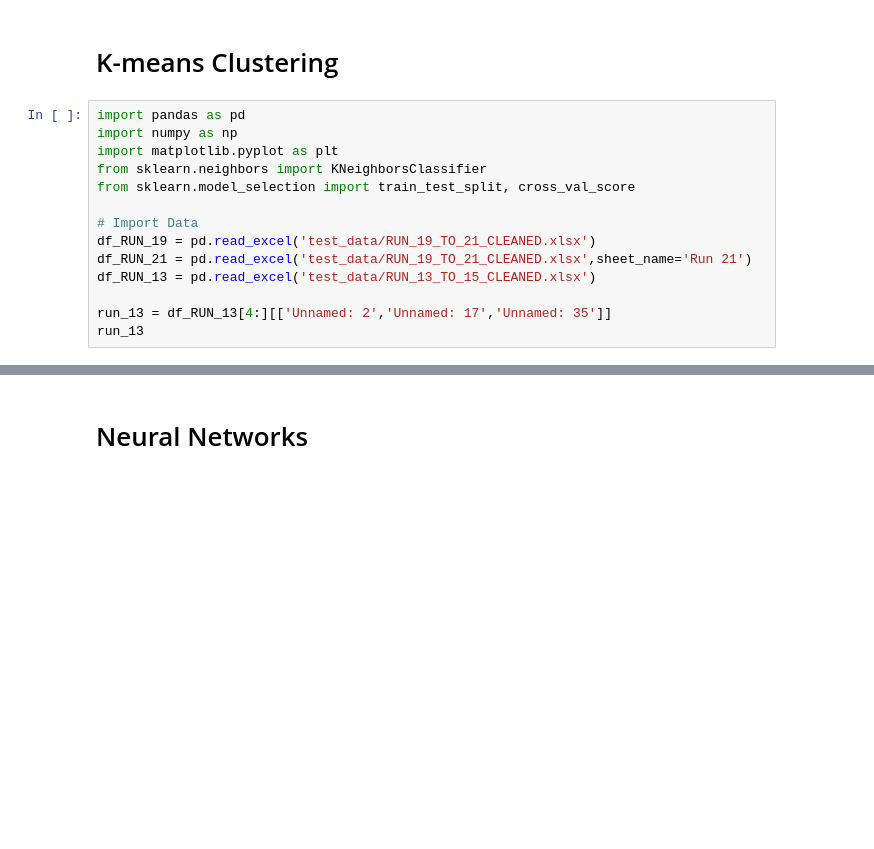
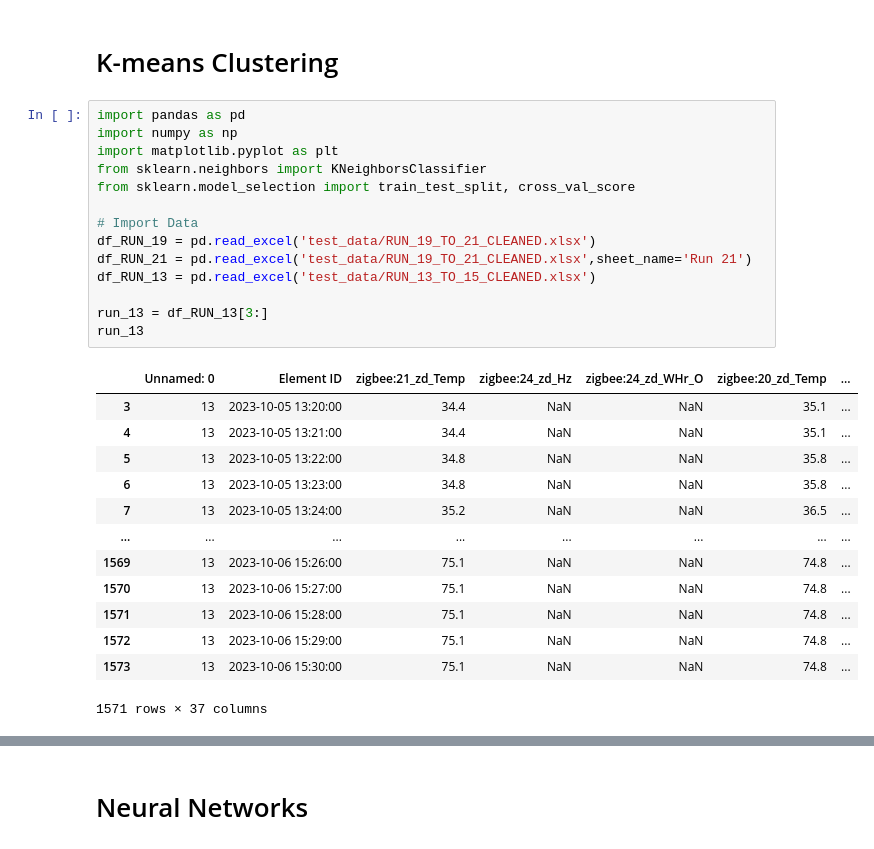
Before and after one commit to Dradeon/Capstone-Design-Project-SP2024, a Jupyter notebook: NeuralNetwork.ipynb, the cells around one changed output, grey strips where cells are left out. Saved outputs shown, nothing was run; the diff lists cells and outputs as text; blank space fills up the shorter version.

```diff
--- a/NeuralNetwork.ipynb
+++ b/NeuralNetwork.ipynb
@@ -3,17 +3,31 @@
 # %%
 import pandas as pd
 import numpy as np
 import matplotlib.pyplot as plt
 from sklearn.neighbors import KNeighborsClassifier
 from sklearn.model_selection import train_test_split, cross_val_score
 
 # Import Data
 df_RUN_19 = pd.read_excel('test_data/RUN_19_TO_21_CLEANED.xlsx')
 df_RUN_21 = pd.read_excel('test_data/RUN_19_TO_21_CLEANED.xlsx',sheet_name='Run 21')
 df_RUN_13 = pd.read_excel('test_data/RUN_13_TO_15_CLEANED.xlsx')
 
-run_13 = df_RUN_13[4:][['Unnamed: 2','Unnamed: 17','Unnamed: 35']]
+run_13 = df_RUN_13[3:]
 run_13
+# %% [output]
+|  | Unnamed: 0 | Element ID | zigbee:21_zd_Temp | zigbee:24_zd_Hz | zigbee:24_zd_WHr_O | zigbee:20_zd_Temp | ... |
+| 3 | 13 | 2023-10-05 13:20:00 | 34.4 | NaN | NaN | 35.1 | ... |
+| 4 | 13 | 2023-10-05 13:21:00 | 34.4 | NaN | NaN | 35.1 | ... |
+| 5 | 13 | 2023-10-05 13:22:00 | 34.8 | NaN | NaN | 35.8 | ... |
+| 6 | 13 | 2023-10-05 13:23:00 | 34.8 | NaN | NaN | 35.8 | ... |
+| 7 | 13 | 2023-10-05 13:24:00 | 35.2 | NaN | NaN | 36.5 | ... |
+| ... | ... | ... | ... | ... | ... | ... | ... |
+| 1569 | 13 | 2023-10-06 15:26:00 | 75.1 | NaN | NaN | 74.8 | ... |
+| 1570 | 13 | 2023-10-06 15:27:00 | 75.1 | NaN | NaN | 74.8 | ... |
+| 1571 | 13 | 2023-10-06 15:28:00 | 75.1 | NaN | NaN | 74.8 | ... |
+| 1572 | 13 | 2023-10-06 15:29:00 | 75.1 | NaN | NaN | 74.8 | ... |
+| 1573 | 13 | 2023-10-06 15:30:00 | 75.1 | NaN | NaN | 74.8 | ... |
+1571 rows × 37 columns
 # %%
 colors = {
     'NORMAL': 'green',
```
Also changed, not shown: parts of 2 cells of this notebook.
